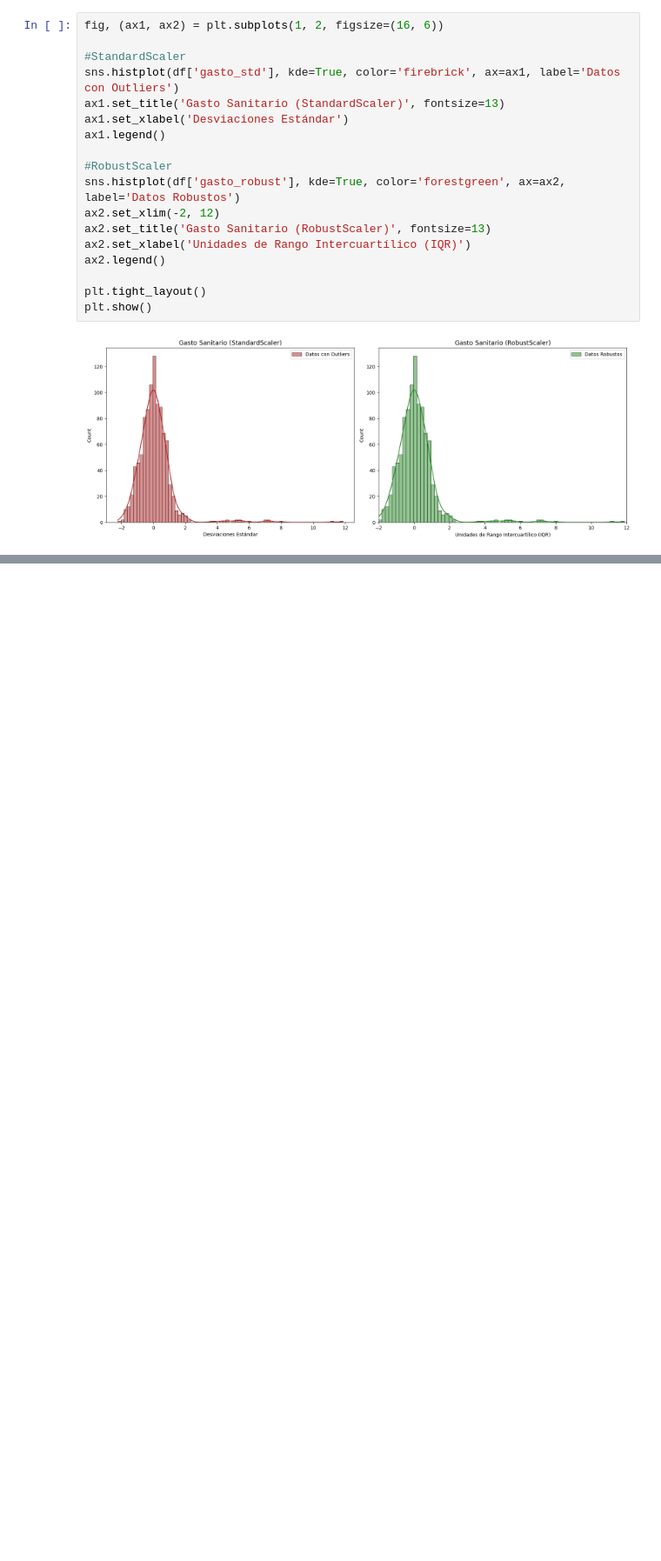
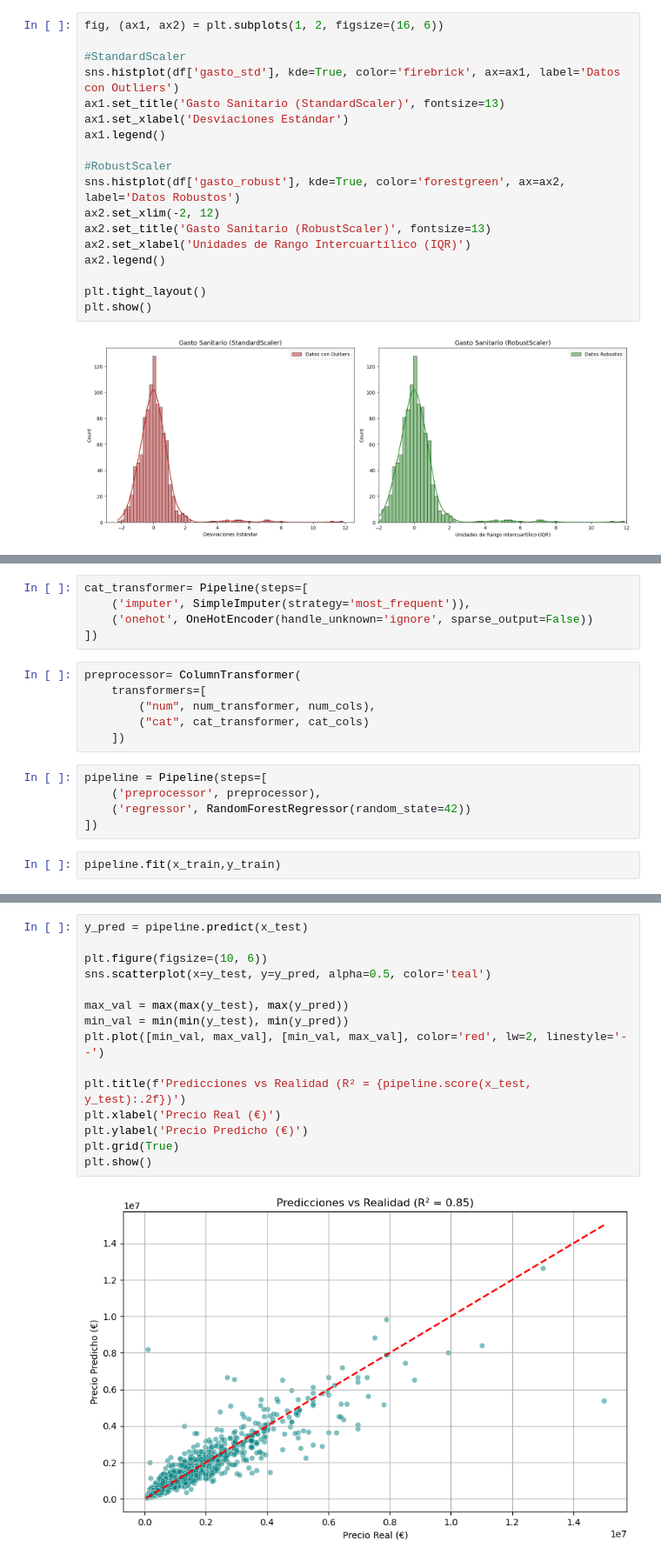
Before and after one commit to AntonioDavid333/python-ud3-ejercicios, a Jupyter notebook: ejercicios.ipynb, the cells around one changed output, grey strips where cells are left out. Shown at 87% size. Drawn from its saved outputs; the diff is of its cells as text; blank space fills up the shorter version.

Commit message:
act5-pipelines

```diff
--- a/ejercicios.ipynb
+++ b/ejercicios.ipynb
@@ -804,0 +845,18 @@ plt.show()
+# %%
+cat_transformer= Pipeline(steps=[
+    ('imputer', SimpleImputer(strategy='most_frequent')),
+    ('onehot', OneHotEncoder(handle_unknown='ignore', sparse_output=False))
+])
+# %%
+preprocessor= ColumnTransformer(
+    transformers=[
+        ("num", num_transformer, num_cols),
+        ("cat", cat_transformer, cat_cols)
+    ])
+# %%
+pipeline = Pipeline(steps=[
+    ('preprocessor', preprocessor),
+    ('regressor', RandomForestRegressor(random_state=42))
+])
+# %%
+pipeline.fit(x_train,y_train)
@@ -804,0 +893,17 @@ plt.show()
+# %%
+y_pred = pipeline.predict(x_test)
+
+plt.figure(figsize=(10, 6))
+sns.scatterplot(x=y_test, y=y_pred, alpha=0.5, color='teal')
+
+max_val = max(max(y_test), max(y_pred))
+min_val = min(min(y_test), min(y_pred))
+plt.plot([min_val, max_val], [min_val, max_val], color='red', lw=2, linestyle='--')
+
+plt.title(f'Predicciones vs Realidad (R² = {pipeline.score(x_test, y_test):.2f})')
+plt.xlabel('Precio Real (€)')
+plt.ylabel('Precio Predicho (€)')
+plt.grid(True)
+plt.show()
+# %% [output]
+[figure, added]
```
Also changed, not shown: parts of 21 cells of this notebook, 2 other files.
